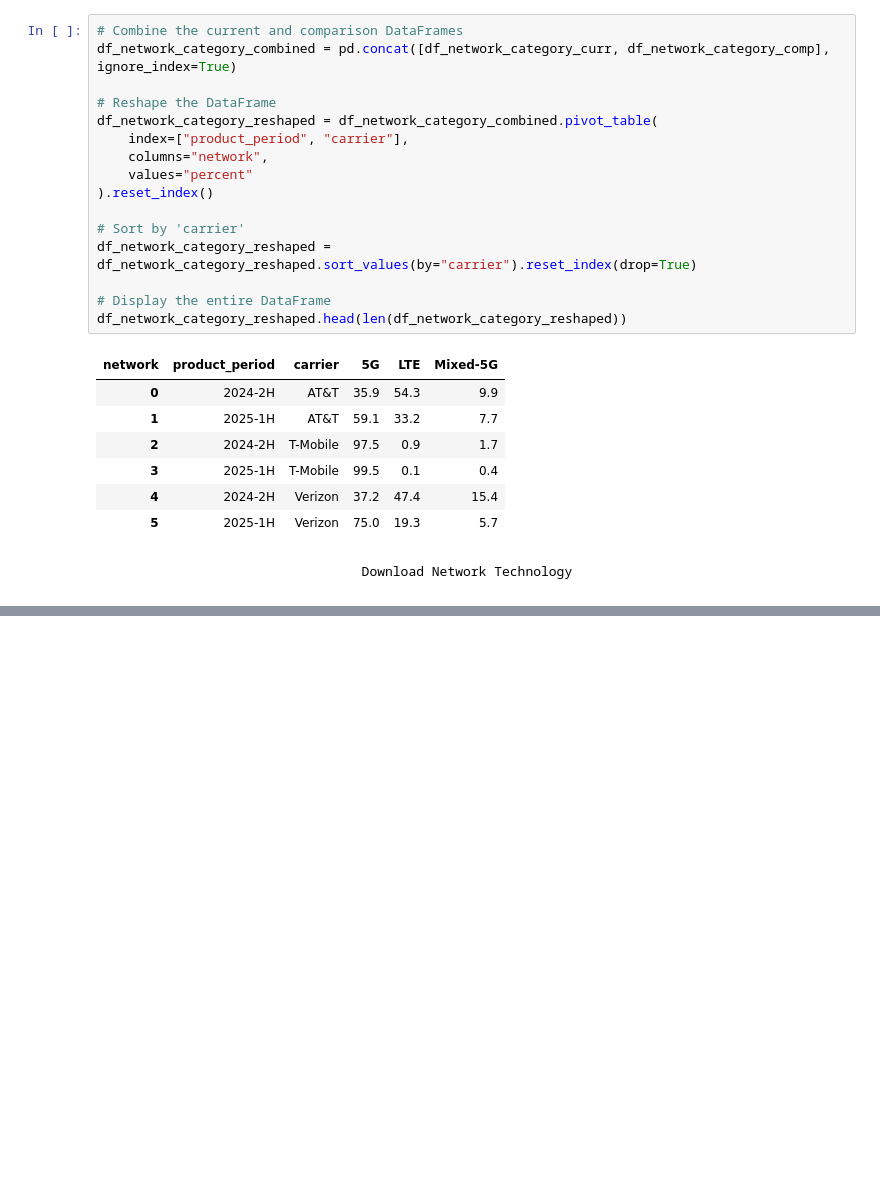
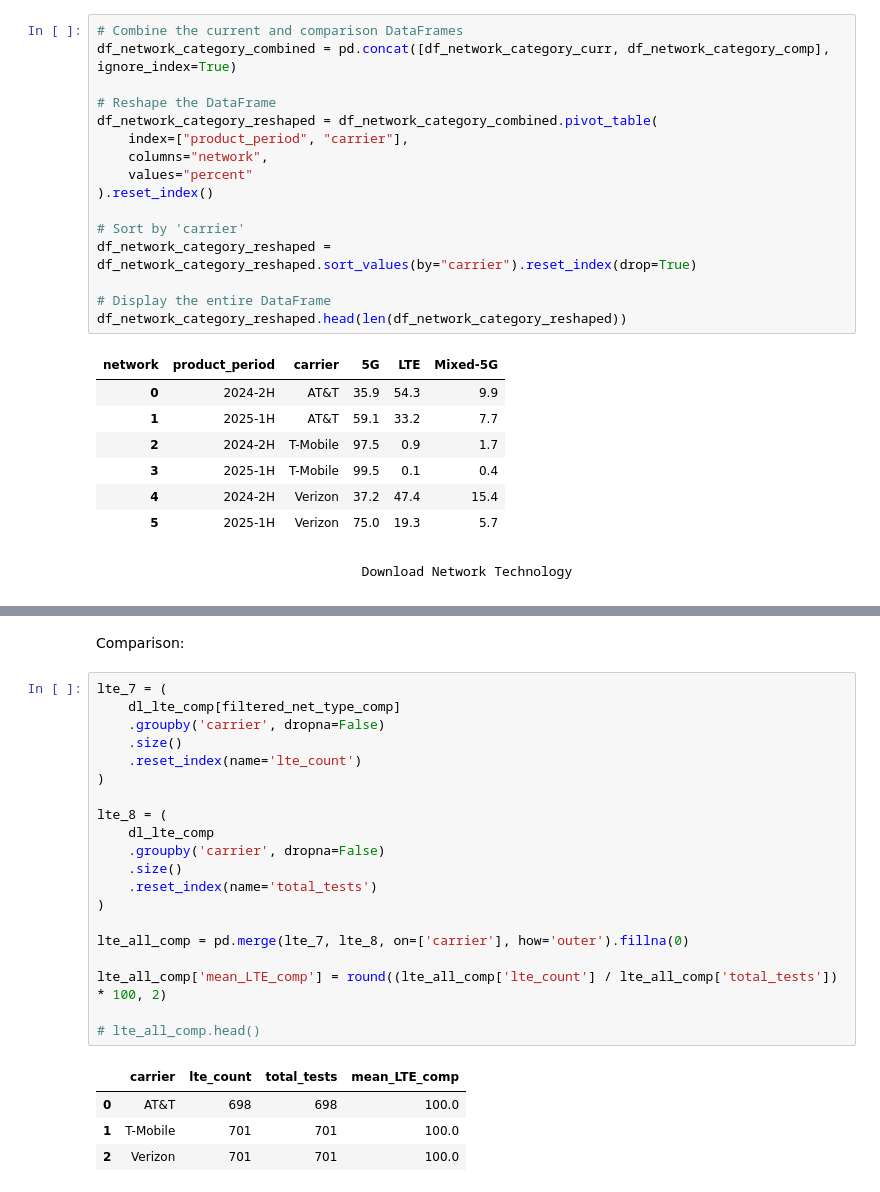
Before and after one commit to ookla-jennymassari/dq_reporting_test.py, a Jupyter notebook: dq_reporting_notebook.ipynb, the cells around one changed output, grey strips where cells are left out. Drawn from its saved outputs; the diff is of its cells as text; blank space fills up the shorter version.

```diff
--- a/dq_reporting_notebook.ipynb
+++ b/dq_reporting_notebook.ipynb
@@ -609,0 +629,27 @@ See the caveats in the documentation: https://pandas.pydata.org/pandas-docs/stab
+# %% [markdown]
+Comparison:
+# %%
+lte_7 = (
+    dl_lte_comp[filtered_net_type_comp]
+    .groupby('carrier', dropna=False)
+    .size()
+    .reset_index(name='lte_count')
+)
+
+lte_8 = (
+    dl_lte_comp
+    .groupby('carrier', dropna=False)
+    .size()
+    .reset_index(name='total_tests')
+)
+
+lte_all_comp = pd.merge(lte_7, lte_8, on=['carrier'], how='outer').fillna(0)
+
+lte_all_comp['mean_LTE_comp'] = round((lte_all_comp['lte_count'] / lte_all_comp['total_tests']) * 100, 2)
+
+# lte_all_comp.head()
+# %% [output]
+|  | carrier | lte_count | total_tests | mean_LTE_comp |
+| 0 | AT&T | 698 | 698 | 100.0 |
+| 1 | T-Mobile | 701 | 701 | 100.0 |
+| 2 | Verizon | 701 | 701 | 100.0 |
```
Also changed, not shown: parts of 10 cells of this notebook.
